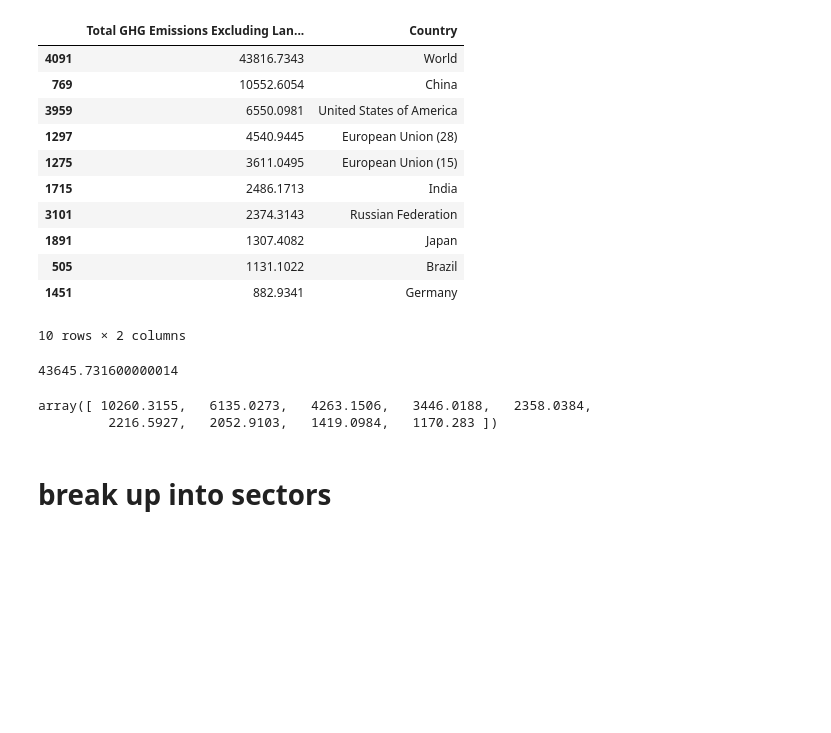
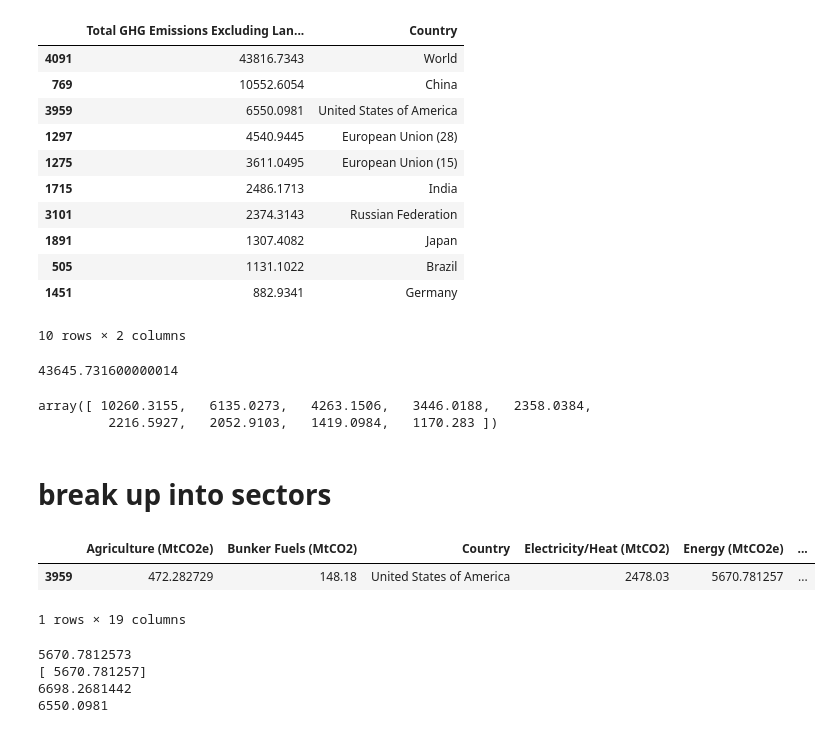
Before and after one commit to mirthbottle/ghg, a Jupyter notebook: country footprints.ipynb, the cells around one changed output. Drawn from its saved outputs; the diff is of its cells as text; code cells hidden in the pictures; blank space fills up the shorter version.

```diff
--- a/country footprints.ipynb
+++ b/country footprints.ipynb
@@ -132,3 +132,26 @@ array([ 10260.3155,   6135.0273,   4263.1506,   3446.0188,   2358.0384,
          2216.5927,   2052.9103,   1419.0984,   1170.283 ])
 # %% [markdown]
 # break up into sectors
+# %%
+# USAtotal emissions excluding LUC = 6550.0981
+energy_sectors = ['Electricity/Heat (MtCO2)','Manufacturing/Construction (MtCO2)', 'Transportation (MtCO2)',
+                  'Fugitive Emissions (MtCO2e)', 'Other Fuel Combustion (MtCO2e)']
+sectors = ['Energy (MtCO2e)', 'Industrial Processes (MtCO2e)',
+            'Agriculture (MtCO2e)',
+            'Waste (MtCO2e)', 'Bunker Fuels (MtCO2)']
+USA2011 = e2011[2:3]
+USA2011
+# %% [output]
+|  | Agriculture (MtCO2e) | Bunker Fuels (MtCO2) | Country | Electricity/Heat (MtCO2) | Energy (MtCO2e) | ... |
+| 3959 | 472.282729 | 148.18 | United States of America | 2478.03 | 5670.781257 | ... |
+1 rows × 19 columns
+# %%
+print USA2011[energy_sectors].values.sum()
+print USA2011['Energy (MtCO2e)'].values
+print USA2011[sectors].values.sum()
+print 6550.0981
+# %% [output]
+5670.7812573
+[ 5670.781257]
+6698.2681442
+6550.0981
```
Also changed, not shown: parts of 1 cell of this notebook, 4 other files.
